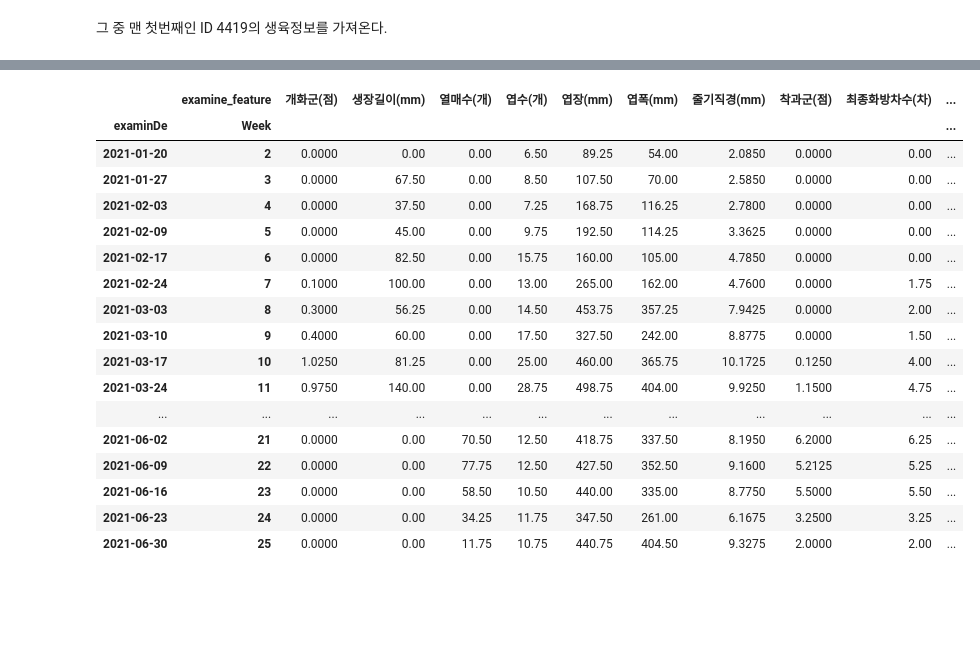
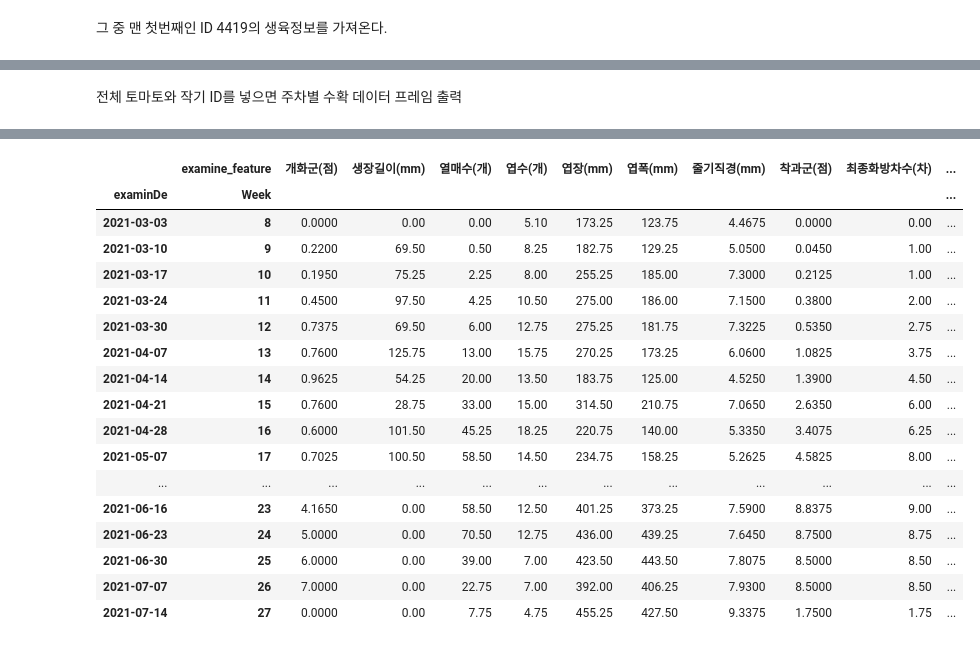
Before and after one commit to roll4ward/SmartFarmDataMartAPI, a Jupyter notebook: visualize.ipynb, the cells around one changed output, grey strips where cells are left out. Cells and saved outputs as stored; diff of their text form; code cells hidden in the pictures; blank space fills up the shorter version.

```diff
--- a/visualize.ipynb
+++ b/visualize.ipynb
@@ -125,14 +136,8 @@ tomato_growth_info
 # %%
-import pandas as pd
 raw_tomato = pd.read_csv('2021_tomato_pivoted.csv', encoding='cp949')
-df_sfecific=raw_tomato.loc[(raw_tomato['SerlNo'] == 4419)]
-df_sfecific['measDate']=pd.to_datetime(df_sfecific['measDate'])
-df_sfecific['Time'] = df_sfecific['measDate'].dt.hour.apply(lambda x: 'Day' if 6 <= x < 18 else 'Night')
-
-start_date=df['measDate'][0]
+raw_tomato['measDate']=pd.to_datetime(raw_tomato['measDate'])
+start_date=raw_tomato['measDate'][0]
 #주차 계산
-df_sfecific['Week'] = df_sfecific['measDate'].apply(lambda x: ((x - start_date).days // 7) + 1)
-mean_by_week = df_sfecific.groupby(['Week', 'Time'])['내부CO2'].mean().reset_index()
-mean_by_week['내부CO2'] = mean_by_week['내부CO2'].round(1)
-mean_by_week
+raw_tomato['Week'] = raw_tomato['measDate'].apply(lambda x: ((x - start_date).days // 7) + 1)
+raw_tomato
 # %% [output]
@@ -171,8 +157,22 @@ See the caveats in the documentation: https://pandas.pydata.org/pandas-docs/stab
+# %% [markdown]
+전체 토마토와 작기 ID를 넣으면 주차별 수확 데이터 프레임 출력
 # %%
-tomato_growth_info_pivoted = tomato_growth_info.iloc[:].pivot_table(index='examinDe', columns='examine_feature', values='examinIemValue', aggfunc="mean")
+def get_tomato_growth_info(df_sfecific, Serlid):
+    df_sfecific['measDate'] = pd.to_datetime(df_sfecific['measDate'])
 
-first_examin_week=df_sfecific.loc[df_sfecific['measDate'].dt.date == tomato_growth_info_pivoted.index[0].date()]['Week'].iloc[0]
-tomato_growth_info_pivoted['Week'] = range(first_examin_week, len(tomato_growth_info_pivoted)+first_examin_week)
-tomato_growth_info_pivoted.set_index('Week', append=True, inplace=True)
+    df=pd.DataFrame(api.crop_season.getCultivateDataList(Serlid))
+    df['examine_feature'] = df['examinIemNm'] + '(' + df['examinIemUnit'] + ')'
+    tomato_growth_info=df.drop(['examinIemNm','examinIemUnit'],axis=1)
+    tomato_growth_info['examinDe']=pd.to_datetime(tomato_growth_info['examinDe'])
+    tomato_growth_info_pivoted = tomato_growth_info.iloc[:].pivot_table(index='examinDe', columns='examine_feature', values='examinIemValue', aggfunc="mean")
+
+    first_examin_week=df_sfecific.loc[df_sfecific['measDate'].dt.date == tomato_growth_info_pivoted.index[0].date()]['Week'].iloc[0]
+
+    tomato_growth_info_pivoted['Week'] = range(first_examin_week, len(tomato_growth_info_pivoted)+first_examin_week)
+    tomato_growth_info_pivoted.set_index('Week', append=True, inplace=True)
+    return tomato_growth_info_pivoted
+
+raw_tomato = pd.read_csv('2021_tomato_pivoted.csv', encoding='cp949')
+tomato_growth_info_pivoted=get_tomato_growth_info(raw_tomato,df_tomato_id[7])
 tomato_growth_info_pivoted
 # %% [output]
@@ -179,18 +196,18 @@ tomato_growth_info_pivoted
 |  | examine_feature | 개화군(점) | 생장길이(mm) | 열매수(개) | 엽수(개) | 엽장(mm) | 엽폭(mm) | 줄기직경(mm) | 착과군(점) | 최종화방차수(차) | ... |
 | examinDe | Week |  |  |  |  |  |  |  |  |  | ... |
-| 2021-01-20 | 2 | 0.0000 | 0.00 | 0.00 | 6.50 | 89.25 | 54.00 | 2.0850 | 0.0000 | 0.00 | ... |
-| 2021-01-27 | 3 | 0.0000 | 67.50 | 0.00 | 8.50 | 107.50 | 70.00 | 2.5850 | 0.0000 | 0.00 | ... |
-| 2021-02-03 | 4 | 0.0000 | 37.50 | 0.00 | 7.25 | 168.75 | 116.25 | 2.7800 | 0.0000 | 0.00 | ... |
-| 2021-02-09 | 5 | 0.0000 | 45.00 | 0.00 | 9.75 | 192.50 | 114.25 | 3.3625 | 0.0000 | 0.00 | ... |
-| 2021-02-17 | 6 | 0.0000 | 82.50 | 0.00 | 15.75 | 160.00 | 105.00 | 4.7850 | 0.0000 | 0.00 | ... |
-| 2021-02-24 | 7 | 0.1000 | 100.00 | 0.00 | 13.00 | 265.00 | 162.00 | 4.7600 | 0.0000 | 1.75 | ... |
-| 2021-03-03 | 8 | 0.3000 | 56.25 | 0.00 | 14.50 | 453.75 | 357.25 | 7.9425 | 0.0000 | 2.00 | ... |
-| 2021-03-10 | 9 | 0.4000 | 60.00 | 0.00 | 17.50 | 327.50 | 242.00 | 8.8775 | 0.0000 | 1.50 | ... |
-| 2021-03-17 | 10 | 1.0250 | 81.25 | 0.00 | 25.00 | 460.00 | 365.75 | 10.1725 | 0.1250 | 4.00 | ... |
-| 2021-03-24 | 11 | 0.9750 | 140.00 | 0.00 | 28.75 | 498.75 | 404.00 | 9.9250 | 1.1500 | 4.75 | ... |
+| 2021-03-03 | 8 | 0.0000 | 0.00 | 0.00 | 5.10 | 173.25 | 123.75 | 4.4675 | 0.0000 | 0.00 | ... |
+| 2021-03-10 | 9 | 0.2200 | 69.50 | 0.50 | 8.25 | 182.75 | 129.25 | 5.0500 | 0.0450 | 1.00 | ... |
+| 2021-03-17 | 10 | 0.1950 | 75.25 | 2.25 | 8.00 | 255.25 | 185.00 | 7.3000 | 0.2125 | 1.00 | ... |
+| 2021-03-24 | 11 | 0.4500 | 97.50 | 4.25 | 10.50 | 275.00 | 186.00 | 7.1500 | 0.3800 | 2.00 | ... |
+| 2021-03-30 | 12 | 0.7375 | 69.50 | 6.00 | 12.75 | 275.25 | 181.75 | 7.3225 | 0.5350 | 2.75 | ... |
+| 2021-04-07 | 13 | 0.7600 | 125.75 | 13.00 | 15.75 | 270.25 | 173.25 | 6.0600 | 1.0825 | 3.75 | ... |
+| 2021-04-14 | 14 | 0.9625 | 54.25 | 20.00 | 13.50 | 183.75 | 125.00 | 4.5250 | 1.3900 | 4.50 | ... |
+| 2021-04-21 | 15 | 0.7600 | 28.75 | 33.00 | 15.00 | 314.50 | 210.75 | 7.0650 | 2.6350 | 6.00 | ... |
+| 2021-04-28 | 16 | 0.6000 | 101.50 | 45.25 | 18.25 | 220.75 | 140.00 | 5.3350 | 3.4075 | 6.25 | ... |
+| 2021-05-07 | 17 | 0.7025 | 100.50 | 58.50 | 14.50 | 234.75 | 158.25 | 5.2625 | 4.5825 | 8.00 | ... |
 | ... | ... | ... | ... | ... | ... | ... | ... | ... | ... | ... | ... |
-| 2021-06-02 | 21 | 0.0000 | 0.00 | 70.50 | 12.50 | 418.75 | 337.50 | 8.1950 | 6.2000 | 6.25 | ... |
-| 2021-06-09 | 22 | 0.0000 | 0.00 | 77.75 | 12.50 | 427.50 | 352.50 | 9.1600 | 5.2125 | 5.25 | ... |
-| 2021-06-16 | 23 | 0.0000 | 0.00 | 58.50 | 10.50 | 440.00 | 335.00 | 8.7750 | 5.5000 | 5.50 | ... |
-| 2021-06-23 | 24 | 0.0000 | 0.00 | 34.25 | 11.75 | 347.50 | 261.00 | 6.1675 | 3.2500 | 3.25 | ... |
-| 2021-06-30 | 25 | 0.0000 | 0.00 | 11.75 | 10.75 | 440.75 | 404.50 | 9.3275 | 2.0000 | 2.00 | ... |
+| 2021-06-16 | 23 | 4.1650 | 0.00 | 58.50 | 12.50 | 401.25 | 373.25 | 7.5900 | 8.8375 | 9.00 | ... |
+| 2021-06-23 | 24 | 5.0000 | 0.00 | 70.50 | 12.75 | 436.00 | 439.25 | 7.6450 | 8.7500 | 8.75 | ... |
+| 2021-06-30 | 25 | 6.0000 | 0.00 | 39.00 | 7.00 | 423.50 | 443.50 | 7.8075 | 8.5000 | 8.50 | ... |
+| 2021-07-07 | 26 | 7.0000 | 0.00 | 22.75 | 7.00 | 392.00 | 406.25 | 7.9300 | 8.5000 | 8.50 | ... |
+| 2021-07-14 | 27 | 0.0000 | 0.00 | 7.75 | 4.75 | 455.25 | 427.50 | 9.3375 | 1.7500 | 1.75 | ... |
```
Also changed, not shown: parts of 31 cells of this notebook.
